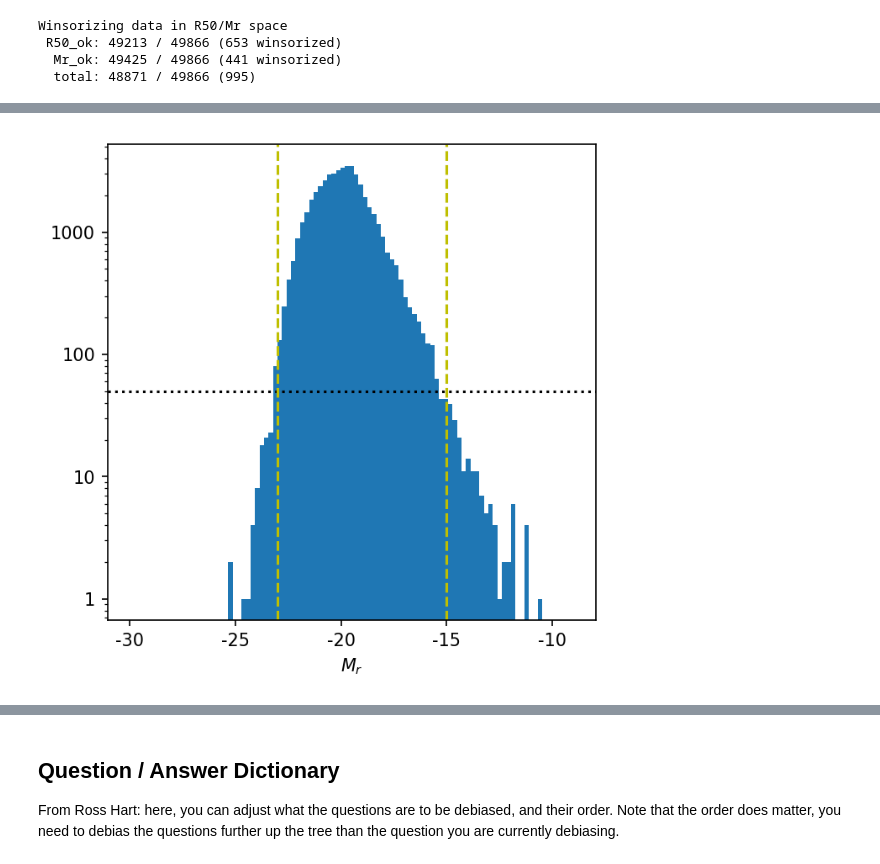
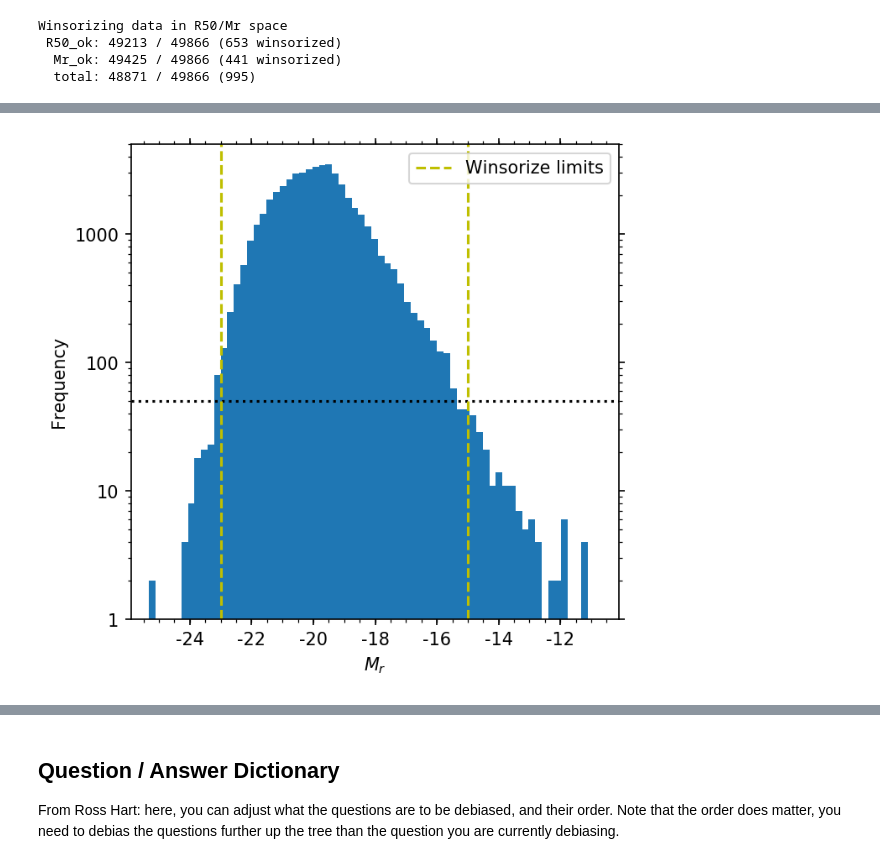
Before and after one commit to leeskelvin/gamakidsgz, a Jupyter notebook: outputs/debiasing/debiasing.ipynb, the cells around one changed output, grey strips where cells are left out. Saved outputs shown, nothing was run; the diff lists cells and outputs as text; code cells hidden in the pictures.

```diff
--- a/outputs/debiasing/debiasing.ipynb
+++ b/outputs/debiasing/debiasing.ipynb
@@ -49,9 +49,13 @@ Notebook start time:
 Here we define parameters which will be used throughout the remainder of this notebook.
 # %%
 # primary output files (original: gz_gama_2018-02-25_debiased.fits)
-gkgzdebiased = '../gkgz-debiased.fits'
-gkgzdistp05 = 'gkgz-distp05.png'
-gkgzdistall = 'gkgz-distall.png'
+cat_deb = '../gkgz-debiased.fits'
+plot_sizehist = 'sizehist.png'
+plot_absmaghist = 'absmaghist.png'
+plot_absmagsize = 'absmagsize.png'
+plot_absmagredshift = 'absmagredshift.png'
+plot_votefrac = 'votefrac.png'
+plot_votedist = 'votedist.png'
 
 # setup output directory (if SAVE is True)
 outdir = 'output_files/'
@@ -65,6 +69,7 @@ log_fv_range = (-1.5,0.01)
 total_suffix = '_clean_total'
 input_frac_suffix = '_clean_frac'
 output_frac_suffix = '_deb_frac'
+output_priorsample_suffix = '_deb_psamp'
 
 # data column names
 Mr_column = 'absmag_r'
@@ -89,6 +94,10 @@ R50lo = 0.4
 R50hi = 25
 Mrlo = -23
 Mrhi = -15
+
+# prior p cut values
+p_cut = 0.5
+N_cut = 5
 # %% [markdown]
 ## Read in Data, Initial Setup
 
@@ -212,19 +289,28 @@ plt.close()
 # %%
-# Mr analysis plot
+# Mr analysis histogram plot
 fig = plt.figure(figsize=(5,5), dpi=150)
 ax = plt.subplot(111)
-ax.hist(Mr, bins=np.linspace(-30,-9,100), log=True)
+ax.minorticks_on()
+ax.tick_params(axis='x', which='both', bottom=True, top=True)
+ax.tick_params(axis='y', which='both', left=True, right=True)
+ax.xaxis.set_minor_locator(matplotlib.ticker.MultipleLocator(0.5))
+ax.hist(Mr, bins=np.linspace(-30,-9,100), log=True, label='')
 fmt = matplotlib.ticker.FuncFormatter(lambda y, _: '{:g}'.format(y))
 ax.xaxis.set_major_formatter(fmt)
 ax.yaxis.set_major_formatter(fmt)
 plt.axhline(50, c='k', ls='dotted')
 plt.axvline(Mrlo, c='y', ls='--')
-plt.axvline(Mrhi, c='y', ls='--')
+plt.axvline(Mrhi, c='y', ls='--', label='Winsorize limits')
 ax.set_xlabel('$M_r$')
+ax.set_ylabel('Frequency')
+ax.set_xlim((-25.9,-10.1))
+ax.set_ylim((1,5000))
+plt.legend(loc='upper right')
+plt.savefig(plot_absmaghist)
 plt.show()
 plt.close()
 # %% [output]
-[figure, old version]
+[figure, new version]
 # %%
 # 2D kernel density estimation function
 def kde2d(x, y,
```
Also changed, not shown: parts of 27 cells of this notebook, 7 other files.
